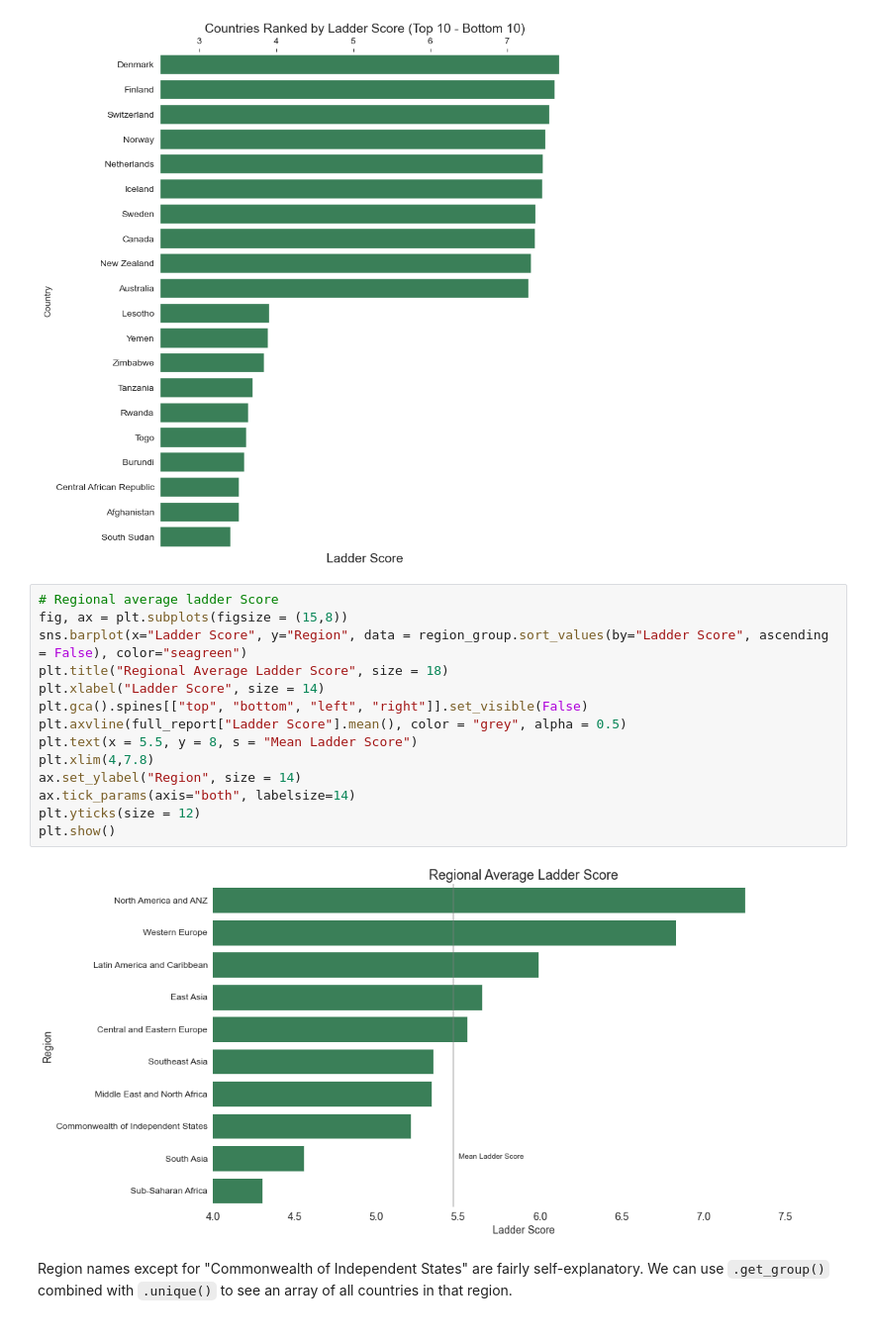
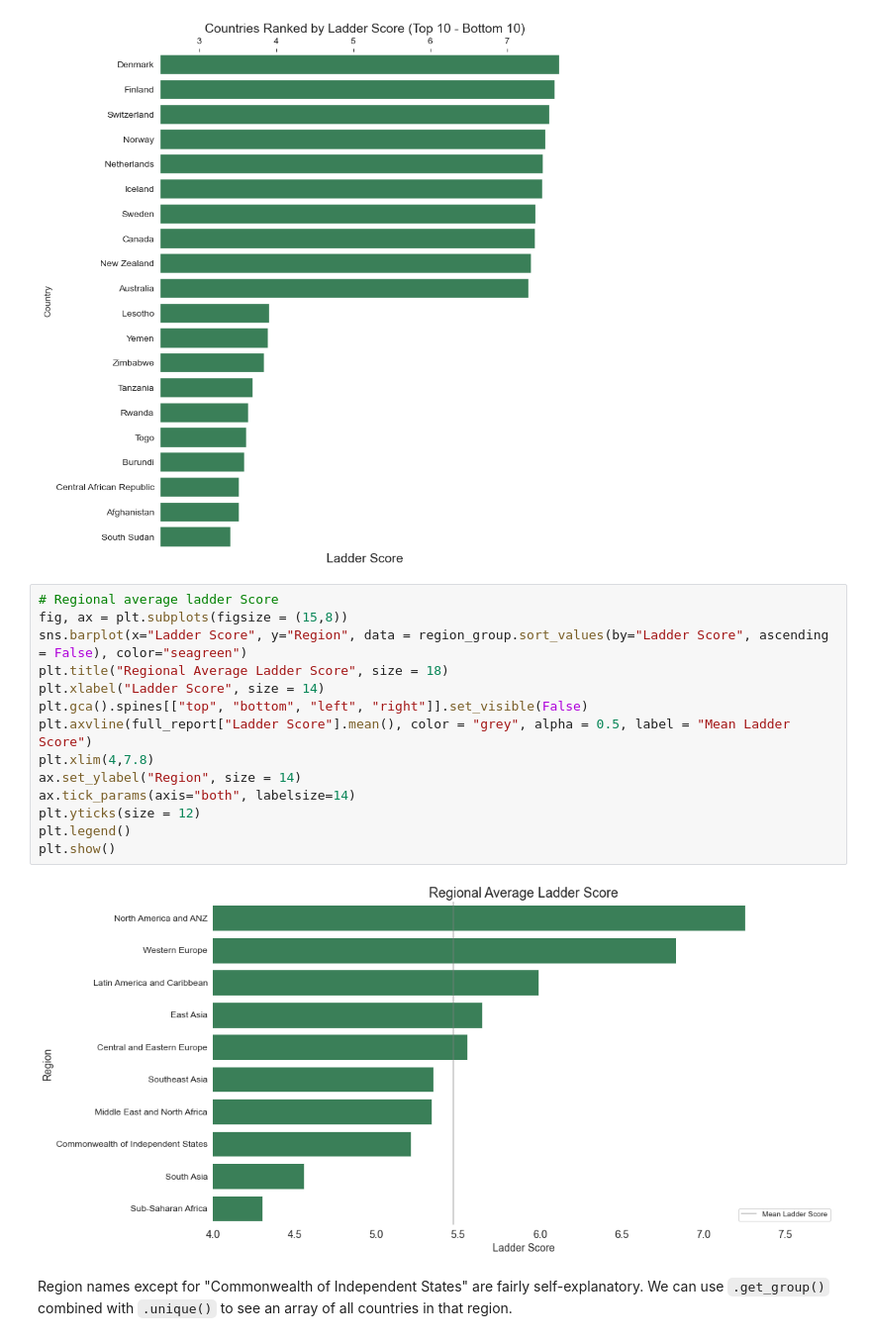
Before and after one commit to paul-trood/Portfolio-World_Happiness_Report, a Jupyter notebook: world_happiness.ipynb, the cells around one changed output. Shown at 99% size. Saved outputs shown, nothing was run; the diff lists cells and outputs as text.

```diff
--- a/world_happiness.ipynb
+++ b/world_happiness.ipynb
@@ -1122,19 +1134,19 @@ plt.show()
 # %%
 # Regional average ladder Score
 fig, ax = plt.subplots(figsize = (15,8))
 sns.barplot(x="Ladder Score", y="Region", data = region_group.sort_values(by="Ladder Score", ascending = False), color="seagreen")
 plt.title("Regional Average Ladder Score", size = 18)
 plt.xlabel("Ladder Score", size = 14)
 plt.gca().spines[["top", "bottom", "left", "right"]].set_visible(False)
-plt.axvline(full_report["Ladder Score"].mean(), color = "grey", alpha = 0.5)
-plt.text(x = 5.5, y = 8, s = "Mean Ladder Score")
+plt.axvline(full_report["Ladder Score"].mean(), color = "grey", alpha = 0.5, label = "Mean Ladder Score")
 plt.xlim(4,7.8)
 ax.set_ylabel("Region", size = 14)
 ax.tick_params(axis="both", labelsize=14)
 plt.yticks(size = 12)
+plt.legend()
 plt.show()
 # %% [output]
-[figure, old version]
+[figure, new version]
 # %% [markdown]
 Region names except for "Commonwealth of Independent States" are fairly self-explanatory. We can use `.get_group()` combined with `.unique()` to see an array of all countries in that region.
 # %%
```
Also changed, not shown: parts of 17 cells of this notebook.
